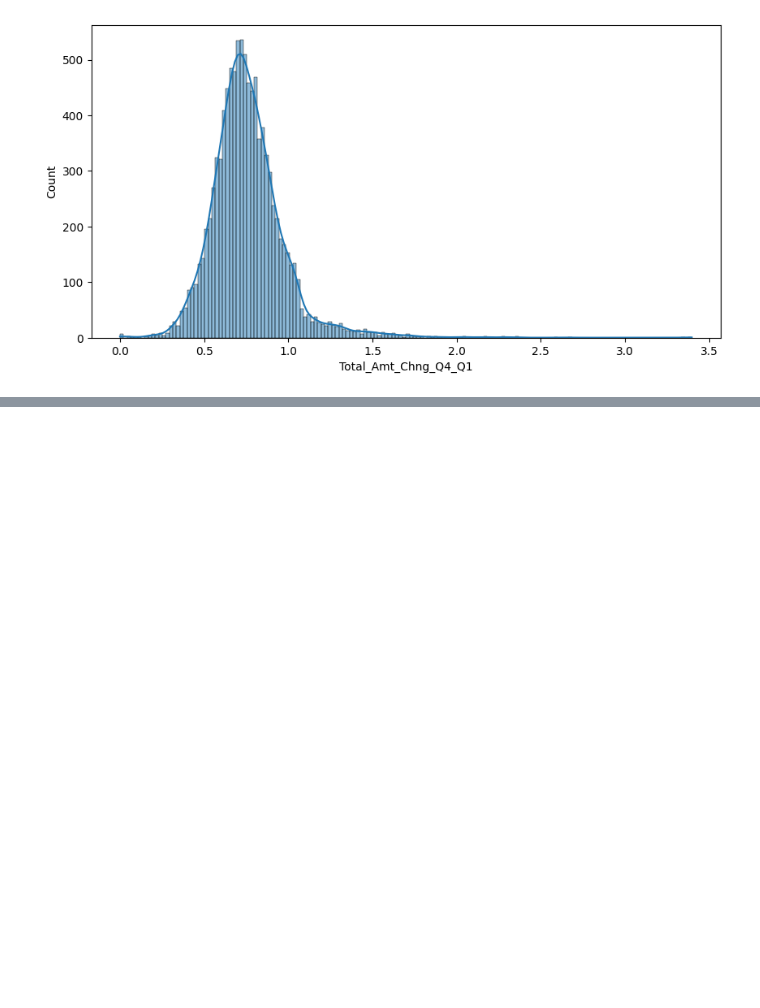
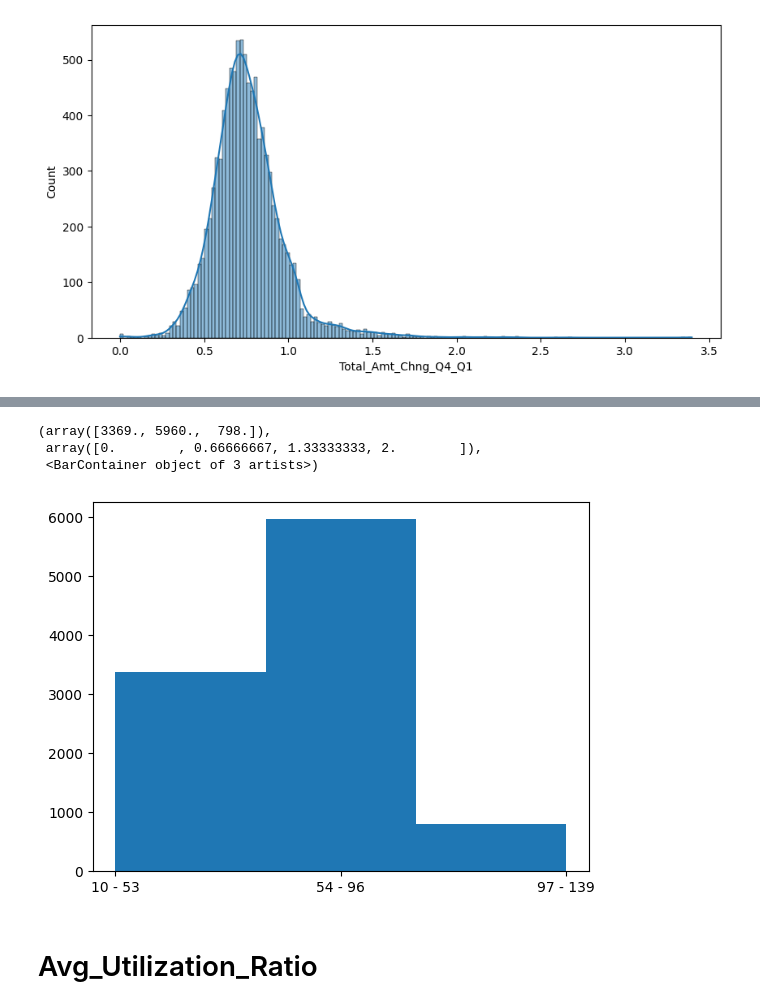
Before and after one commit to change0z/Portfolio, a Jupyter notebook: Data Analysis/Bayesns.ipynb, the cells around one changed output, grey strips where cells are left out. Saved outputs shown, nothing was run; the diff lists cells and outputs as text; code cells hidden in the pictures; blank space fills up the shorter version.

```diff
--- a/Data Analysis/Bayesns.ipynb
+++ b/Data Analysis/Bayesns.ipynb
@@ -815,0 +934,12 @@ sns.histplot(x='Total_Amt_Chng_Q4_Q1',data=df,kde=True);
+# %%
+min_value = df['Total_Trans_Ct'].min()
+max_value = df['Total_Trans_Ct'].max()
+print("Minimum Value for Credit Limit = " + str(min_value))
+print("Maximum Value for Credit Limit = " + str(max_value))
+
+print(df['Total_Trans_Ct'].median())
+
+Total_Trans_Ct_bins = np.linspace(min_value, max_value, 4)
+print(Total_Trans_Ct_bins)
+Total_Trans_Ct_bins = np.round(Total_Trans_Ct_bins)
+Total_Trans_Ct_bins
@@ -815,0 +952,11 @@ sns.histplot(x='Total_Amt_Chng_Q4_Q1',data=df,kde=True);
+# %%
+#labels = ['3 - 11507', '11508 - 23012', 'more than 23012']
+labels = ['10 - 53', '54 - 96', '97 - 139']
+
+df['Total_Trans_Ct_bins'] = pd.cut(df['Total_Trans_Ct'], bins=Total_Trans_Ct_bins, labels=labels, include_lowest=True)
+
+
+
+df[['Total_Trans_Ct_bins', 'Total_Trans_Ct']].head(50)
+
+#df.loc[df['Total_Trans_Ct'] == 140]
@@ -815,0 +981,9 @@ sns.histplot(x='Total_Amt_Chng_Q4_Q1',data=df,kde=True);
+# %%
+plt.hist(df['Total_Trans_Ct_bins'], bins=3)
+# %% [output]
+(array([3369., 5960.,  798.]),
+ array([0.        , 0.66666667, 1.33333333, 2.        ]),
+ <BarContainer object of 3 artists>)
+[figure, added]
+# %% [markdown]
+# Avg_Utilization_Ratio
```
Also changed, not shown: parts of 21 cells of this notebook, 1 other file.
